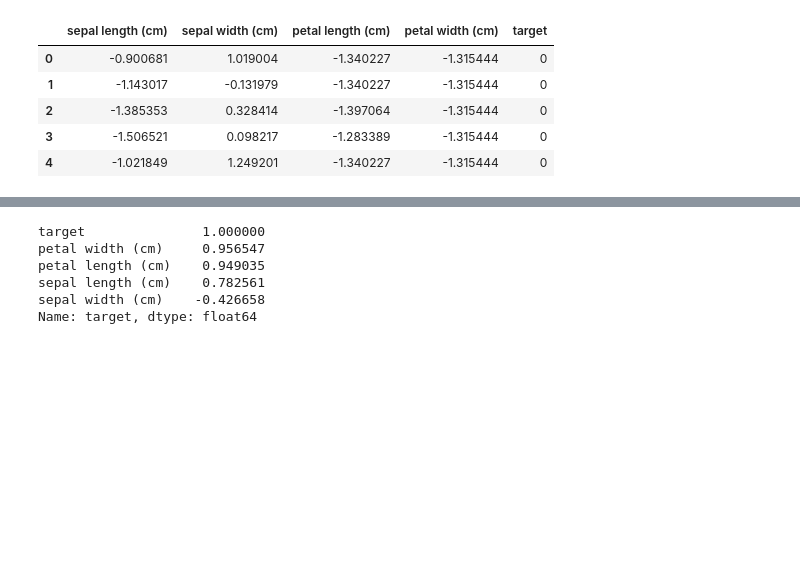
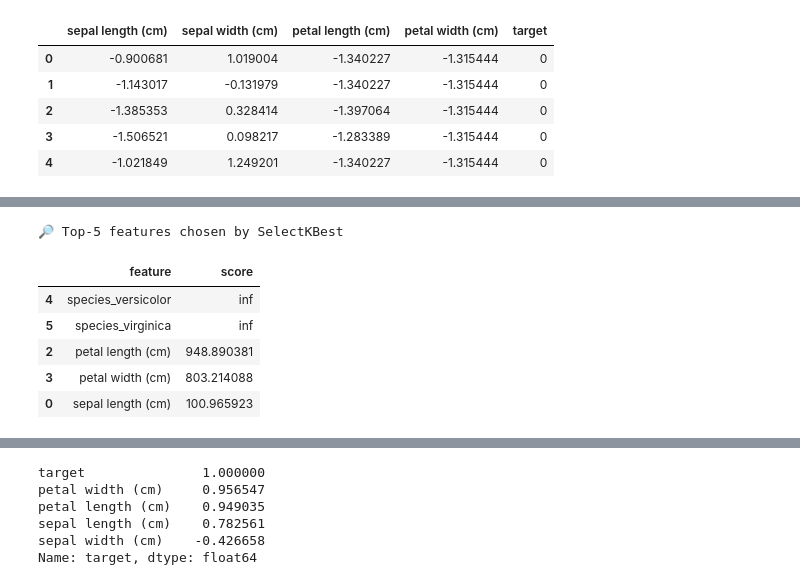
Before and after one commit to ChaithuPasupuleti/Ai-Ml_Internship, a Jupyter notebook: feature_engineering.ipynb, the cells around one changed output, grey strips where cells are left out. Saved outputs shown, nothing was run; the diff lists cells and outputs as text; code cells hidden in the pictures; blank space fills up the shorter version.

```diff
--- a/feature_engineering.ipynb
+++ b/feature_engineering.ipynb
@@ -132,0 +157,26 @@ encoded_df.head()
+# %%
+# Get feature names after one-hot encoding
+ohe = (
+    pipeline.named_steps["preprocess"]
+    .named_transformers_["cat"]
+    .named_steps["encoder"]
+)
+cat_features = list(ohe.get_feature_names_out(categorical_cols))
+
+all_features = numeric_cols + cat_features
+scores = pipeline.named_steps["selectk"].scores_
+
+selected = pd.DataFrame(
+    {"feature": all_features, "score": scores}
+).sort_values(by="score", ascending=False)
+
+print("\n🔎 Top‑5 features chosen by SelectKBest")
+display(selected.head(5))
+# %% [output]
+🔎 Top‑5 features chosen by SelectKBest
+|  | feature | score |
+| 4 | species_versicolor | inf |
+| 5 | species_virginica | inf |
+| 2 | petal length (cm) | 948.890381 |
+| 3 | petal width (cm) | 803.214088 |
+| 0 | sepal length (cm) | 100.965923 |
```
Also changed, not shown: parts of 8 cells of this notebook.
